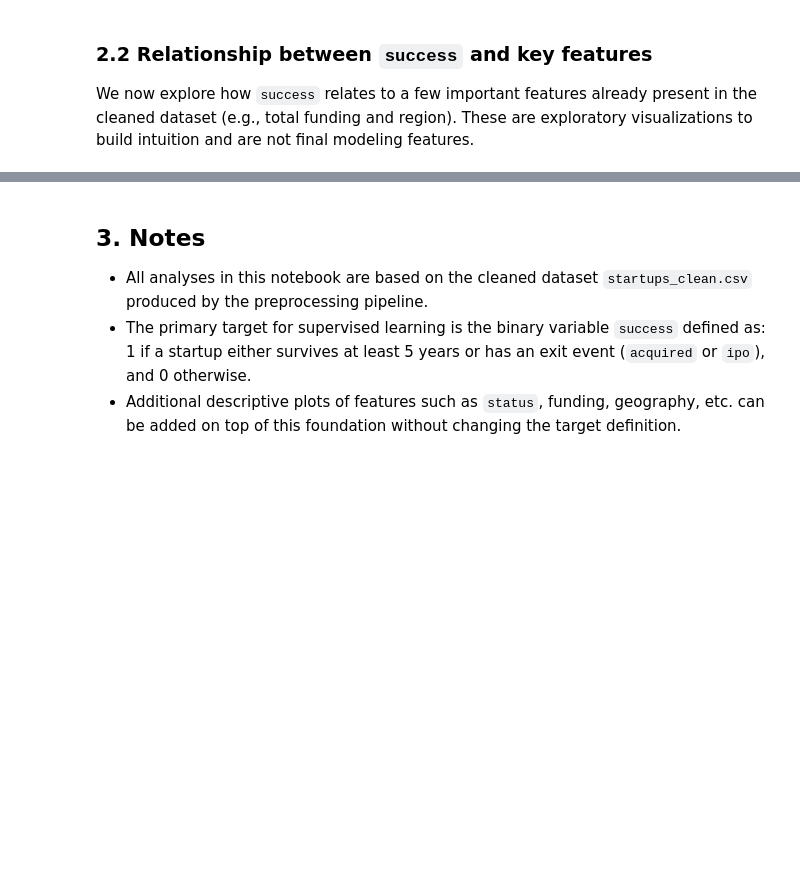
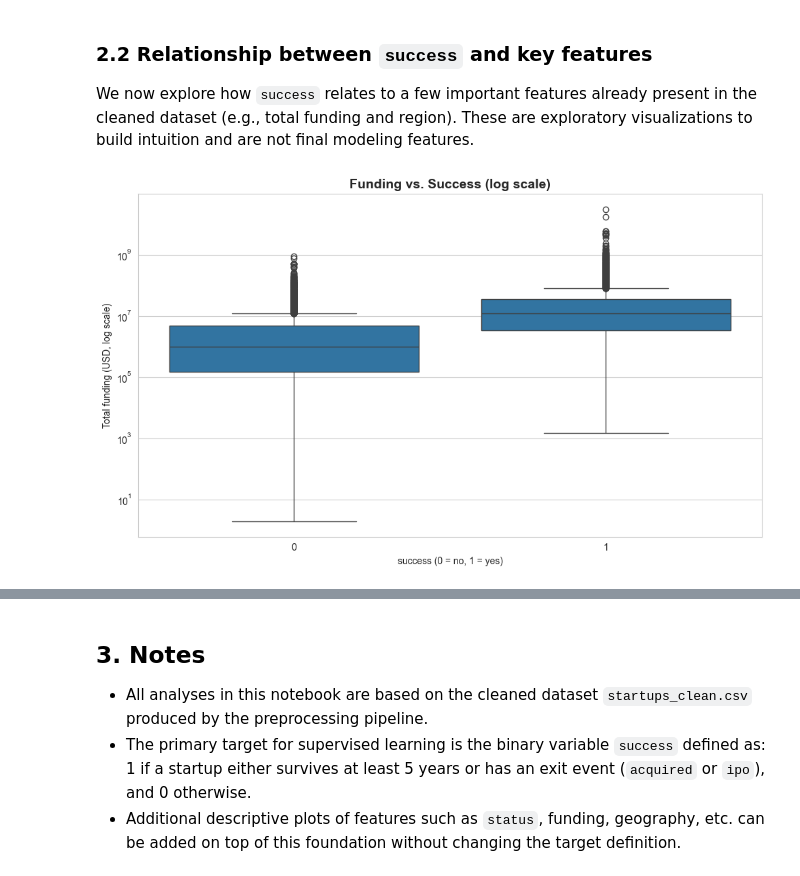
Before and after one commit to yxseef/venturesurvive, a Jupyter notebook: notebooks/03_eda.ipynb, the cells around one changed output, grey strips where cells are left out. Drawn from its saved outputs; the diff is of its cells as text; code cells hidden in the pictures; blank space fills up the shorter version.

```diff
--- a/notebooks/03_eda.ipynb
+++ b/notebooks/03_eda.ipynb
@@ -78,41 +101,22 @@ We now explore how `success` relates to a few important features already present
 # %%
 # Relationship between success and total funding
 
 if {"success", "funding_total_usd"}.issubset(df.columns):
     df["funding_total_usd_num"] = pd.to_numeric(df["funding_total_usd"], errors="coerce")
 
     plt.figure(figsize=(10, 6))
     sns.boxplot(
         data=df.dropna(subset=["funding_total_usd_num", "success"]),
         x="success",
         y="funding_total_usd_num"
     )
     plt.yscale("log")
     plt.title("Funding vs. Success (log scale)", fontsize=14, fontweight="bold")
     plt.xlabel("success (0 = no, 1 = yes)")
     plt.ylabel("Total funding (USD, log scale)")
     plt.tight_layout()
     plt.show()
 else:
     print("Required columns for funding vs success plot not available.")
-
-# Relationship between success rate and region (top regions)
-if {"success", "region"}.issubset(df.columns):
-    region_success = (
-        df.dropna(subset=["region", "success"])
-        .groupby("region")["success"]
-        .mean()
-        .sort_values(ascending=False)
-        .head(15)
-    )
-
-    plt.figure(figsize=(12, 6))
-    region_success.plot(kind="bar", color="steelblue", edgecolor="black")
-    plt.title("Success Rate by Region (Top 15)", fontsize=14, fontweight="bold")
-    plt.xlabel("Region")
-    plt.ylabel("Mean success rate")
-    plt.xticks(rotation=45, ha="right")
-    plt.tight_layout()
-    plt.show()
-else:
-    print("Required columns for region vs success plot not available.")
+# %% [output]
+[figure, added]
```
Also changed, not shown: parts of 4 cells of this notebook, 2 other files.
